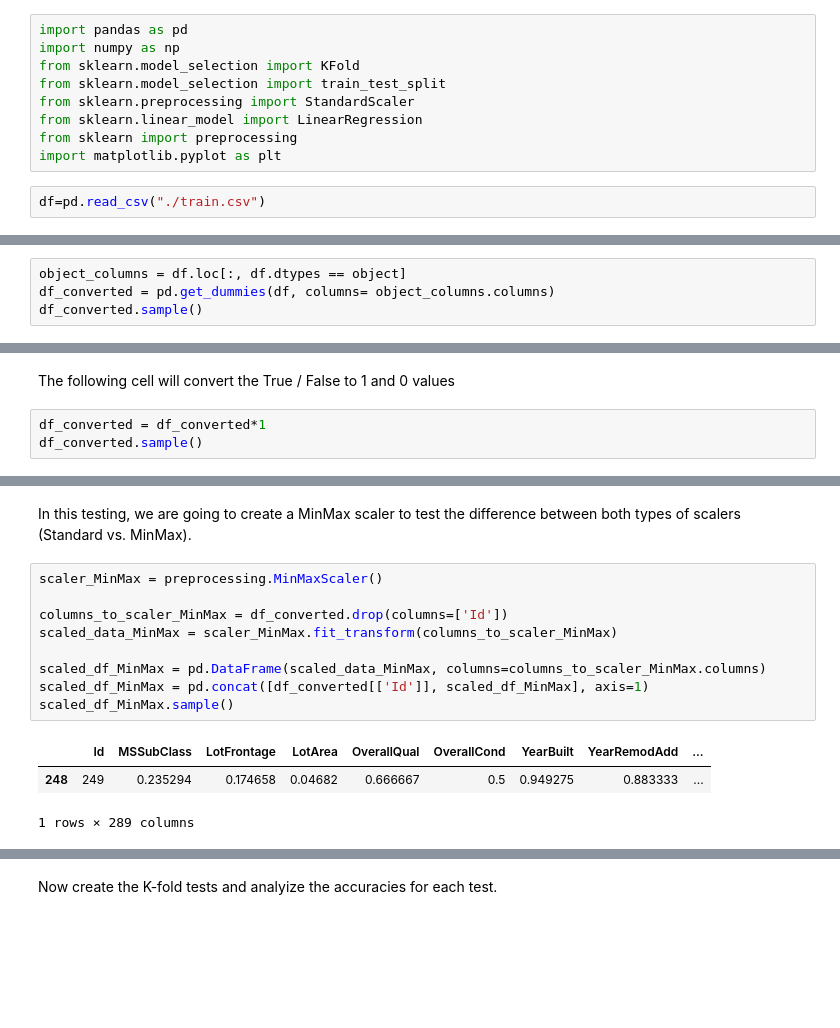
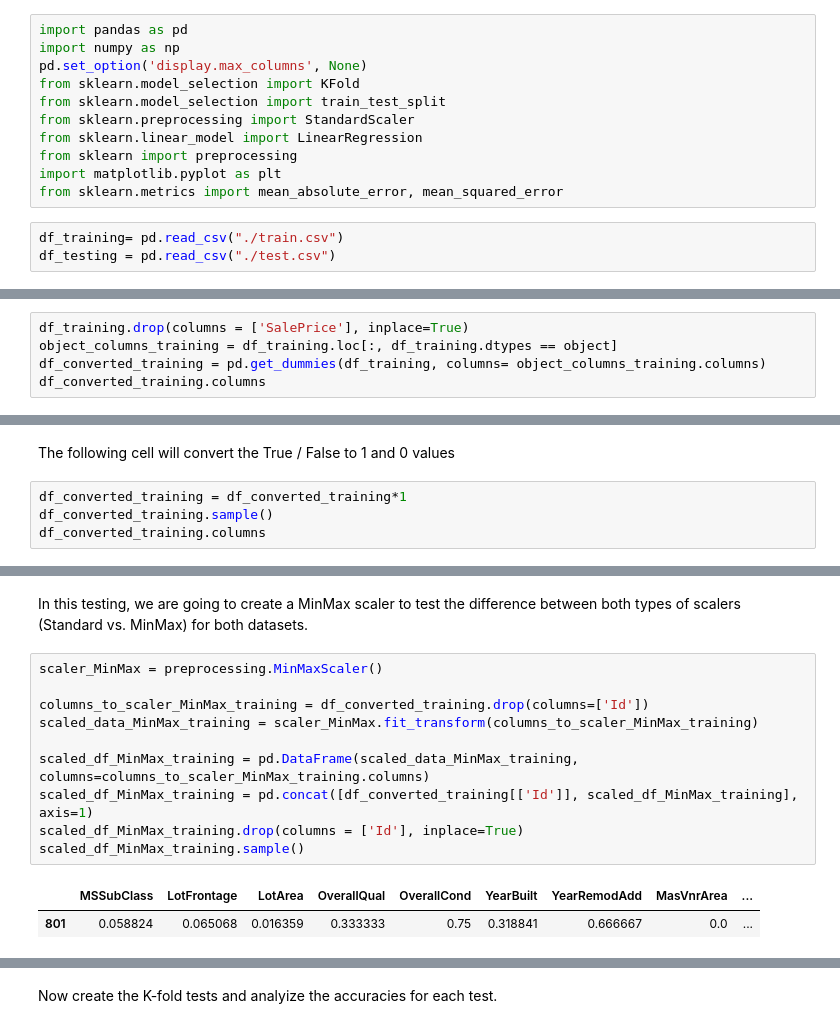
Before and after one commit to Thet-Wai-123/Capstone-Project, a Jupyter notebook: House Prices Regression.ipynb, the cells around one changed output, grey strips where cells are left out. Cells and saved outputs as stored; diff of their text form; blank space fills up the shorter version.

Commit message:
Updates to Model and Datasets

```diff
--- a/House Prices Regression.ipynb
+++ b/House Prices Regression.ipynb
@@ -172,11 +172,14 @@ The dataset includes these features and their descriptions:
 # %%
 import pandas as pd
 import numpy as np
+pd.set_option('display.max_columns', None)
 from sklearn.model_selection import KFold
 from sklearn.model_selection import train_test_split
 from sklearn.preprocessing import StandardScaler
 from sklearn.linear_model import LinearRegression
 from sklearn import preprocessing
 import matplotlib.pyplot as plt
+from sklearn.metrics import mean_absolute_error, mean_squared_error
 # %%
-df=pd.read_csv("./train.csv")
+df_training= pd.read_csv("./train.csv")
+df_testing = pd.read_csv("./test.csv")
@@ -183,5 +208,6 @@ df=pd.read_csv("./train.csv")
 # %%
-object_columns = df.loc[:, df.dtypes == object]
-df_converted = pd.get_dummies(df, columns= object_columns.columns)
-df_converted.sample()
+df_training.drop(columns = ['SalePrice'], inplace=True)
+object_columns_training = df_training.loc[:, df_training.dtypes == object]
+df_converted_training = pd.get_dummies(df_training, columns= object_columns_training.columns)
+df_converted_training.columns
 # %% [output]
@@ -191,6 +237,7 @@ df_converted.sample()
 # %% [markdown]
 The following cell will convert the True / False to 1 and 0 values
 # %%
-df_converted = df_converted*1
-df_converted.sample()
+df_converted_training = df_converted_training*1
+df_converted_training.sample()
+df_converted_training.columns
 # %% [output]
@@ -213,15 +285,15 @@ scaled_df_Standard.sample()
 # %% [markdown]
-In this testing, we are going to create a MinMax scaler to test the difference between both types of scalers (Standard vs. MinMax).
+In this testing, we are going to create a MinMax scaler to test the difference between both types of scalers (Standard vs. MinMax) for both datasets.
 # %%
 scaler_MinMax = preprocessing.MinMaxScaler()
 
-columns_to_scaler_MinMax = df_converted.drop(columns=['Id'])
-scaled_data_MinMax = scaler_MinMax.fit_transform(columns_to_scaler_MinMax)
+columns_to_scaler_MinMax_training = df_converted_training.drop(columns=['Id'])
+scaled_data_MinMax_training = scaler_MinMax.fit_transform(columns_to_scaler_MinMax_training)
 
-scaled_df_MinMax = pd.DataFrame(scaled_data_MinMax, columns=columns_to_scaler_MinMax.columns)
-scaled_df_MinMax = pd.concat([df_converted[['Id']], scaled_df_MinMax], axis=1)
-scaled_df_MinMax.sample()
+scaled_df_MinMax_training = pd.DataFrame(scaled_data_MinMax_training, columns=columns_to_scaler_MinMax_training.columns)
+scaled_df_MinMax_training = pd.concat([df_converted_training[['Id']], scaled_df_MinMax_training], axis=1)
+scaled_df_MinMax_training.drop(columns = ['Id'], inplace=True)
+scaled_df_MinMax_training.sample()
 # %% [output]
-|  | Id | MSSubClass | LotFrontage | LotArea | OverallQual | OverallCond | YearBuilt | YearRemodAdd | ... |
-| 248 | 249 | 0.235294 | 0.174658 | 0.04682 | 0.666667 | 0.5 | 0.949275 | 0.883333 | ... |
+|  | MSSubClass | LotFrontage | LotArea | OverallQual | OverallCond | YearBuilt | YearRemodAdd | MasVnrArea | ... |
+| 801 | 0.058824 | 0.065068 | 0.016359 | 0.333333 | 0.75 | 0.318841 | 0.666667 | 0.0 | ... |
-1 rows × 289 columns
```
Also changed, not shown: parts of 23 cells of this notebook.
